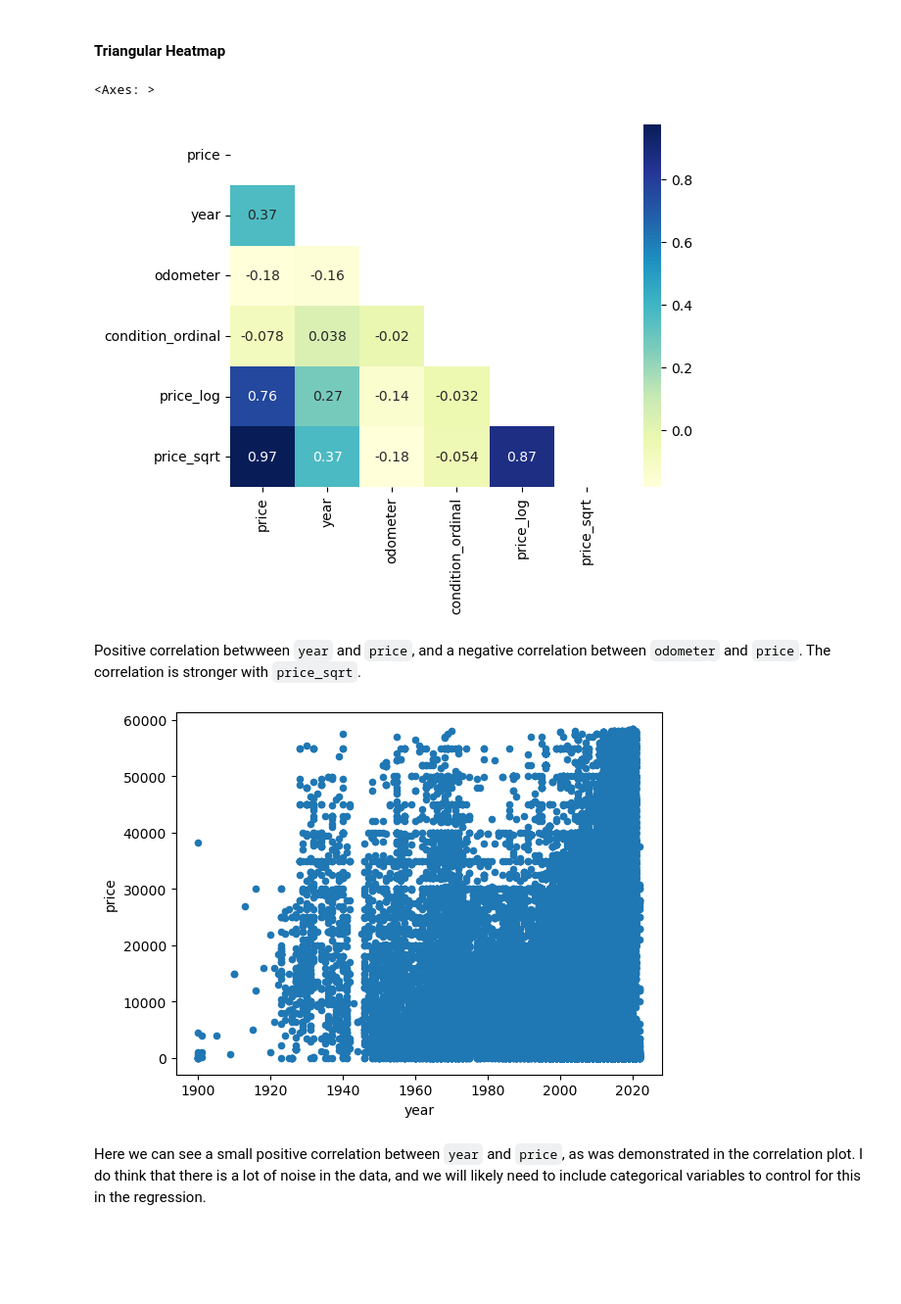
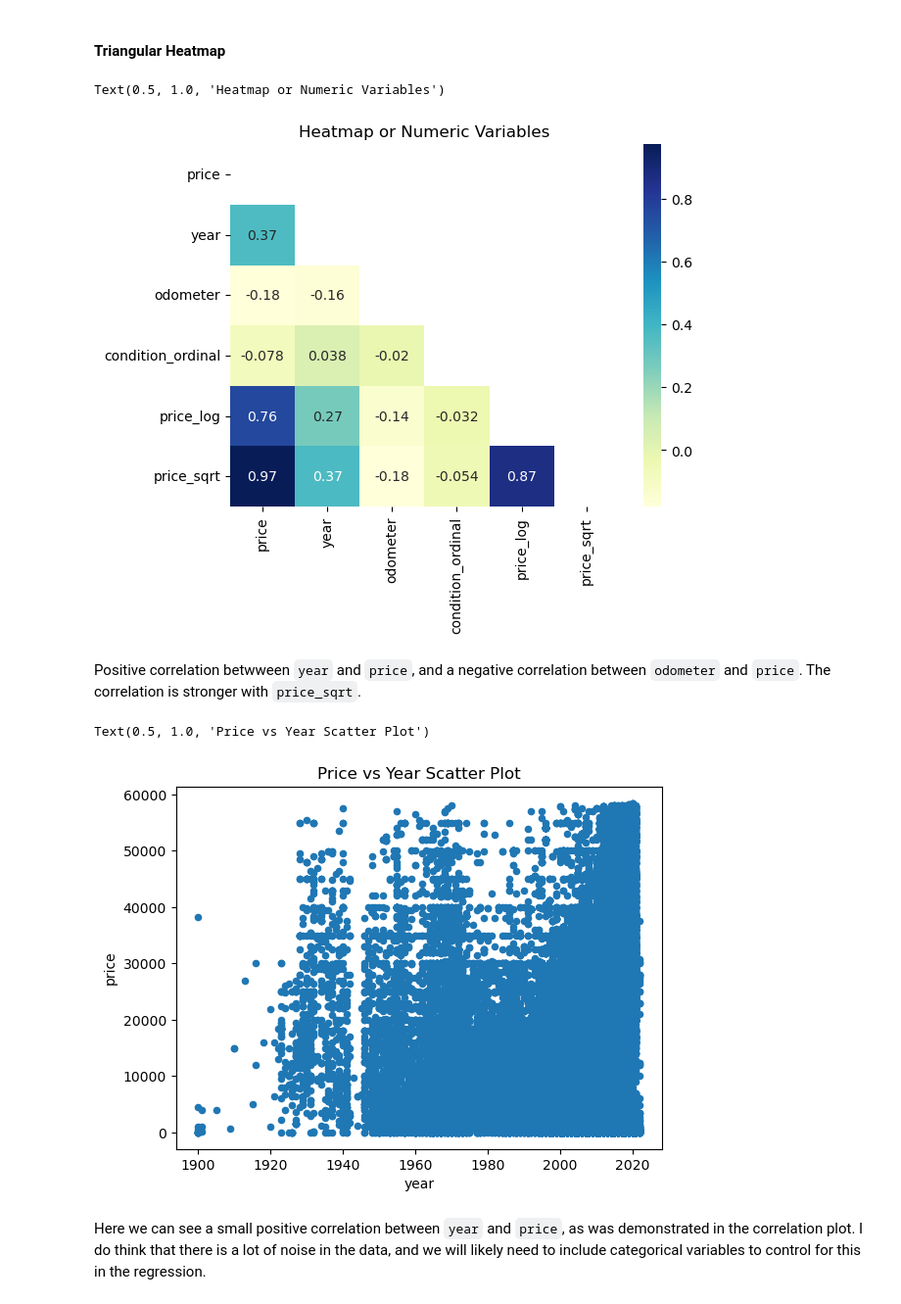
Before and after one commit to DenaliCarpenter/Used-Vehicle-Price-Prediction, a Jupyter notebook: Used Vehicle Prices.ipynb, the cells around one changed output. Shown at 98% size. Cells and saved outputs as stored; diff of their text form; code cells hidden in the pictures; blank space fills up the shorter version.

Commit message:
Fix titles and add some direction for the analysis of the coefficients

```diff
--- a/Used Vehicle Prices.ipynb
+++ b/Used Vehicle Prices.ipynb
@@ -775,15 +775,19 @@ corr = used_vehicle_data_iqr.corr(numeric_only=True)
 mask = np.triu(np.ones_like(used_vehicle_data_iqr.corr(numeric_only = True).round(2)))
 # %%
 sns.heatmap(corr, annot = True, mask = mask, cmap = "YlGnBu")
+plt.title("Heatmap or Numeric Variables")
 # %% [output]
-<Axes: >
+Text(0.5, 1.0, 'Heatmap or Numeric Variables')
-[figure, old version]
+[figure, new version]
 # %% [markdown]
 Positive correlation betwween `year` and `price`, and a negative correlation between `odometer` and `price`. The correlation is stronger with `price_sqrt`.
 # %%
 used_vehicle_data_iqr.plot(kind = 'scatter', x = 'year', y = 'price');
+
+plt.title("Price vs Year Scatter Plot")
 # %% [output]
+Text(0.5, 1.0, 'Price vs Year Scatter Plot')
-[figure, old version]
+[figure, new version]
 # %% [markdown]
 Here we can see a small positive correlation between `year` and `price`, as was demonstrated in the correlation plot. I do think that there is a lot of noise in the data, and we will likely need to include categorical variables to control for this in the regression.
 # %%
```
Also changed, not shown: parts of 7 cells of this notebook, 1 other file.
